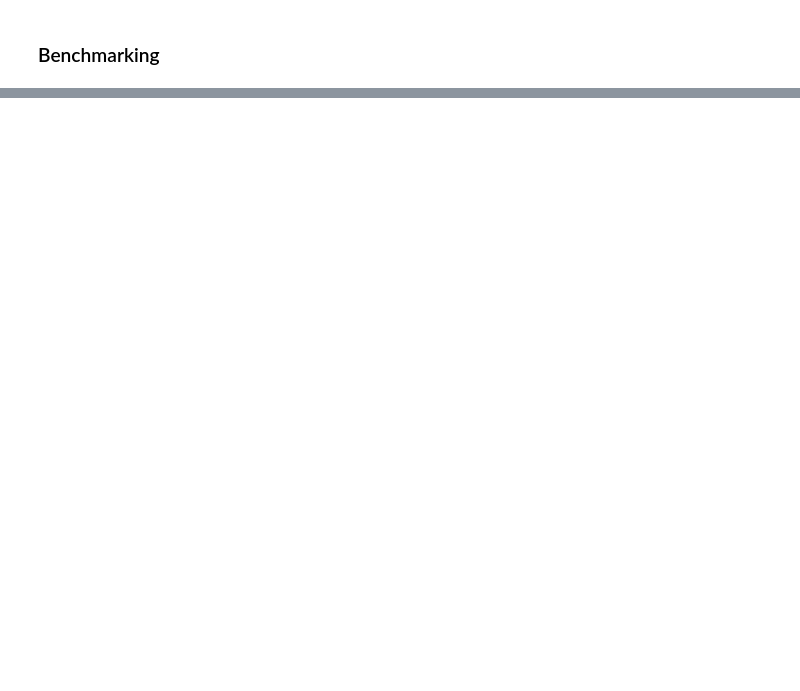
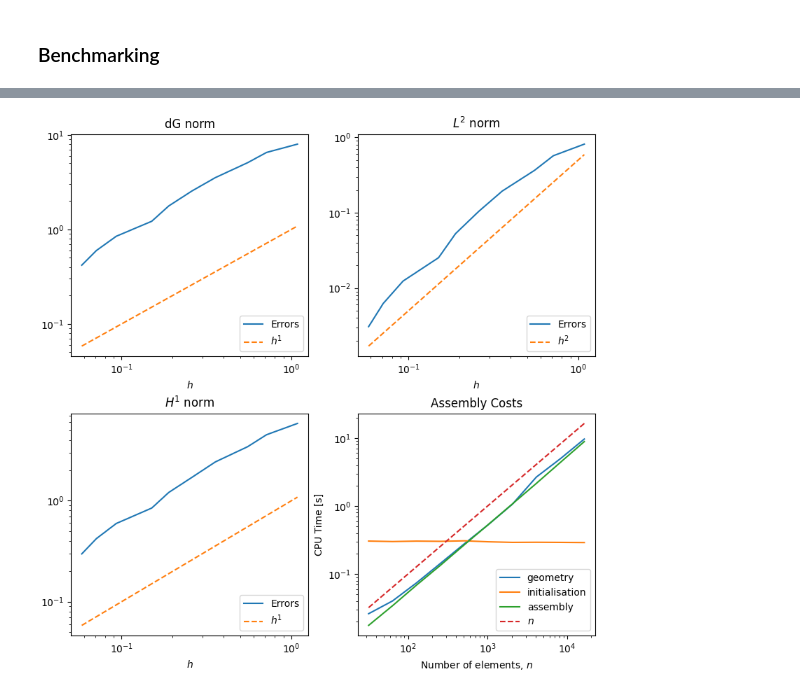
Before and after one commit to mattevs24/reyna, a Jupyter notebook: examples/diffusion.ipynb, the cells around one changed output, grey strips where cells are left out. Saved outputs shown, nothing was run; the diff lists cells and outputs as text; code cells hidden in the pictures; blank space fills up the shorter version.

```diff
--- a/examples/diffusion.ipynb
+++ b/examples/diffusion.ipynb
@@ -28,0 +187,9 @@ The well-posedness of this problem is a given when appropriate boundary conditio
+# %%
+solution = lambda x: np.sin(np.pi * x[:, 0]) * np.sin(np.pi * x[:, 1])
+
+
+def grad_solution(x: np.ndarray):
+    u_x = np.pi * np.cos(np.pi * x[:, 0]) * np.sin(np.pi * x[:, 1])
+    u_y = np.pi * np.sin(np.pi * x[:, 0]) * np.cos(np.pi * x[:, 1])
+
+    return np.vstack((u_x, u_y)).T
@@ -28,0 +246,52 @@ The well-posedness of this problem is a given when appropriate boundary conditio
+# %%
+import matplotlib.pyplot as plt
+
+x_ = np.linspace(h_s[-1], h_s[0], 100)
+n_ = np.linspace(n_elements[-1], n_elements[0], 100)
+
+fig, axes = plt.subplots(2, 2, figsize=(8, 8), constrained_layout=True)
+
+axes[0, 0].plot(h_s, dg_norms, label='Errors')
+axes[0, 0].plot(x_, x_ ** 1.0, linestyle='--', label=r'$h^{1}$')
+
+axes[0, 0].legend(loc='lower right')
+axes[0, 0].set_title('dG norm')
+axes[0, 0].set_xscale('log')
+axes[0, 0].set_yscale('log')
+axes[0, 0].set_xlabel(r'$h$')
+
+axes[0, 1].plot(h_s, l2_norms, label='Errors')
+axes[0, 1].plot(x_, 0.5 * x_ ** 2.0, linestyle='--', label=r'$h^{2}$')
+
+axes[0, 1].legend(loc='lower right')
+axes[0, 1].set_title(r'$L^2$ norm')
+axes[0, 1].set_xscale('log')
+axes[0, 1].set_yscale('log')
+axes[0, 1].set_xlabel(r'$h$')
+
+axes[1, 0].plot(h_s, h1_norms, label='Errors')
+axes[1, 0].plot(x_, x_ ** 1.0, linestyle='--', label=r'$h^{1}$')
+
+axes[1, 0].legend(loc='lower right')
+axes[1, 0].set_title(r'$H^1$ norm')
+axes[1, 0].set_xscale('log')
+axes[1, 0].set_yscale('log')
+axes[1, 0].set_xlabel(r'$h$')
+
+# Plotting the times
+axes[1, 1].plot(n_elements, geometry_times, label='geometry')
+axes[1, 1].plot(n_elements, initialisation_times, label='initialisation')
+axes[1, 1].plot(n_elements, assembly_times, label='assembly')
+
+axes[1, 1].plot(n_, 0.001 * n_, linestyle='--', label=r'$n$')
+
+axes[1, 1].legend(loc='lower right')
+axes[1, 1].set_title('Assembly Costs')
+axes[1, 1].set_xscale('log')
+axes[1, 1].set_yscale('log')
+axes[1, 1].set_xlabel(r'Number of elements, $n$')
+axes[1, 1].set_ylabel('CPU Time [s]')
+
+plt.show()
+# %% [output]
+[figure, added]
```
Also changed, not shown: parts of 31 cells of this notebook, 2 other files.
